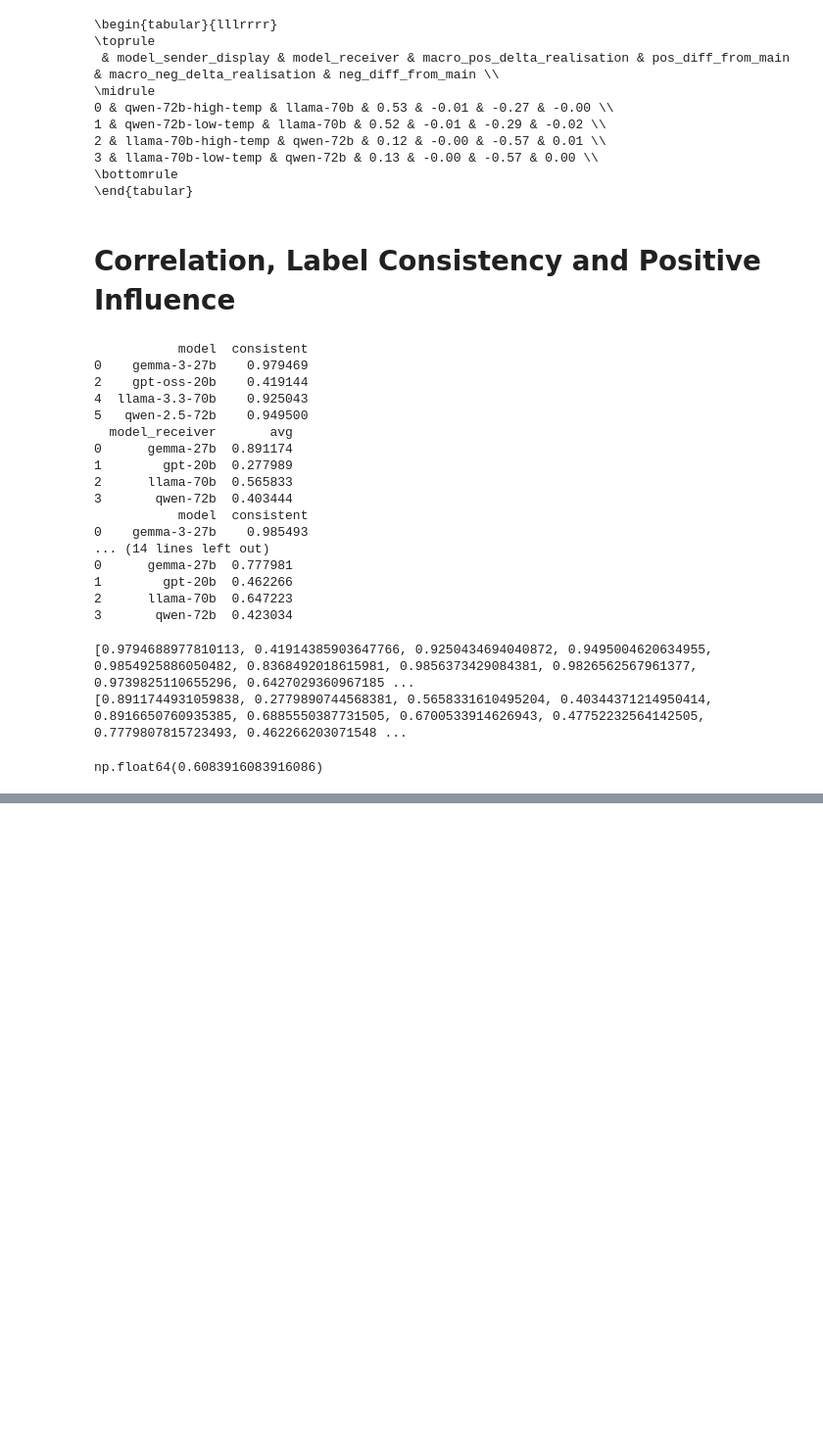
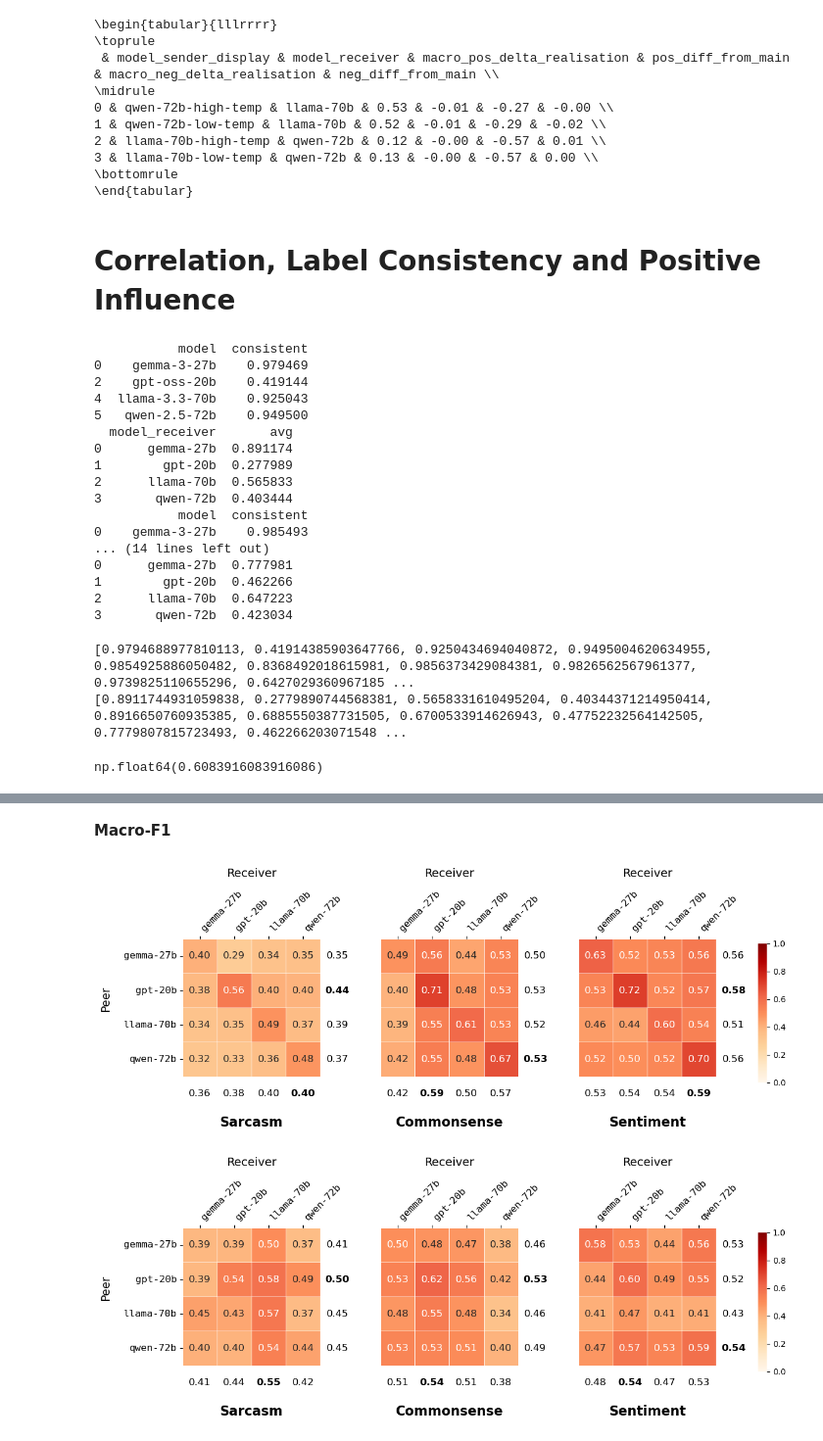
Before and after one commit to fridanl/InfluenceDynamicsMAS, a Jupyter notebook: src/main_results.ipynb, the cells around one changed output, grey strips where cells are left out. Shown at 98% size. Cells and saved outputs as stored; diff of their text form; code cells hidden in the pictures; blank space fills up the shorter version.

```diff
--- a/src/main_results.ipynb
+++ b/src/main_results.ipynb
@@ -1786,0 +1888,9 @@ res_exact.pvalue, res_asymptotic.pvalue # asymptotic pvalue is too low
+# %%
+DATASET_NAMES = ['sarcasm', 'commonsense', 'sentiment']
+
+TRUE_LABELS = {}
+for dataset in DATASET_NAMES:
+    data_folder = 'sarc' if dataset == 'sarcasm' else dataset
+    path = f'../data/{data_folder}/{dataset}.csv'
+    df_true = pd.read_csv(path)
+    TRUE_LABELS[dataset] = df_true[['id', 'label']].rename(columns={'label': 'true_label'})
@@ -1786,0 +1991,69 @@ res_exact.pvalue, res_asymptotic.pvalue # asymptotic pvalue is too low
+# %%
+macro_df = metrics_df[metrics_df['match_type'] == 'macro'].copy()
+# %% [markdown]
+**Macro-F1**
+# %%
+LARGE_MODELS = ['llama-70b','gemma-27b', 'qwen-72b', 'gpt-20b']
+ROW_ORDER = sorted(LARGE_MODELS)
+COL_ORDER = sorted(LARGE_MODELS)
+# %%
+def plot_combined_f1(metrics, round):
+    fig = plt.figure(figsize=(12, 5))
+
+    grid = gridspec.GridSpec(
+        1, 3,
+        figure=fig,
+        wspace=0.15,
+        left=0.12,
+        right=0.92,
+        top=0.85,
+        bottom=0.10,
+    )
+
+    cbar_ax = fig.add_axes([0.93, 0.28, 0.013, 0.47])
+
+    global CMAP, VMIN, VMAX
+    CMAP = 'OrRd'
+    VMIN = 0.0
+    VMAX = 1.0
+
+    cbar_drawn = False
+    for col_idx, dataset in enumerate(DATASET_NAMES):
+
+        ax = fig.add_subplot(grid[0, col_idx])
+        metrics_df = metrics[(metrics['dataset'] == dataset) & (metrics['round'] == round)].copy()
+        # print(metrics_df)
+
+        pivot = add_marginals(
+            to_pivot(metrics_df, 'f1', ROW_ORDER, COL_ORDER)
+        )
+
+        show_ylabel = (col_idx == 0)
+        show_cbar   = not cbar_drawn
+
+        draw_heatmap(
+            ax, pivot,
+            show_ylabel=show_ylabel,
+            show_cbar=show_cbar,
+            cbar_ax=cbar_ax if show_cbar else None,
+            pos_delta=True,
+        )
+
+        if show_cbar:
+            cbar_drawn = True
+
+        ax.set_title(
+            dataset.capitalize(),
+            fontweight='bold', fontsize=16,
+            pad=2, x=0.4, y=-0.1
+        )
+
+    fig.subplots_adjust(wspace=0.15)
+
+plot_combined_f1(macro_df, 'round1')
+plt.savefig("../plots/macro-f1-round1.png", dpi=300, bbox_inches="tight")
+plot_combined_f1(macro_df, 'round2')
+plt.savefig("../plots/macro-f1-round2.png", dpi=300, bbox_inches="tight")
+# %% [output]
+[figure, added]
+[figure, added]
```
Also changed, not shown: parts of 18 cells of this notebook, 16 other files.
